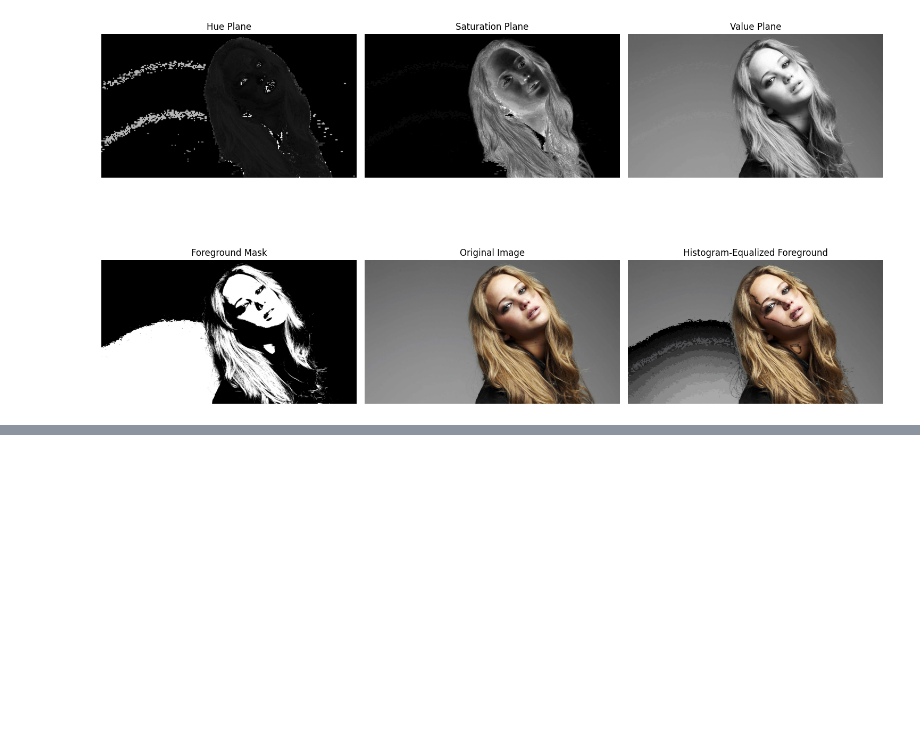
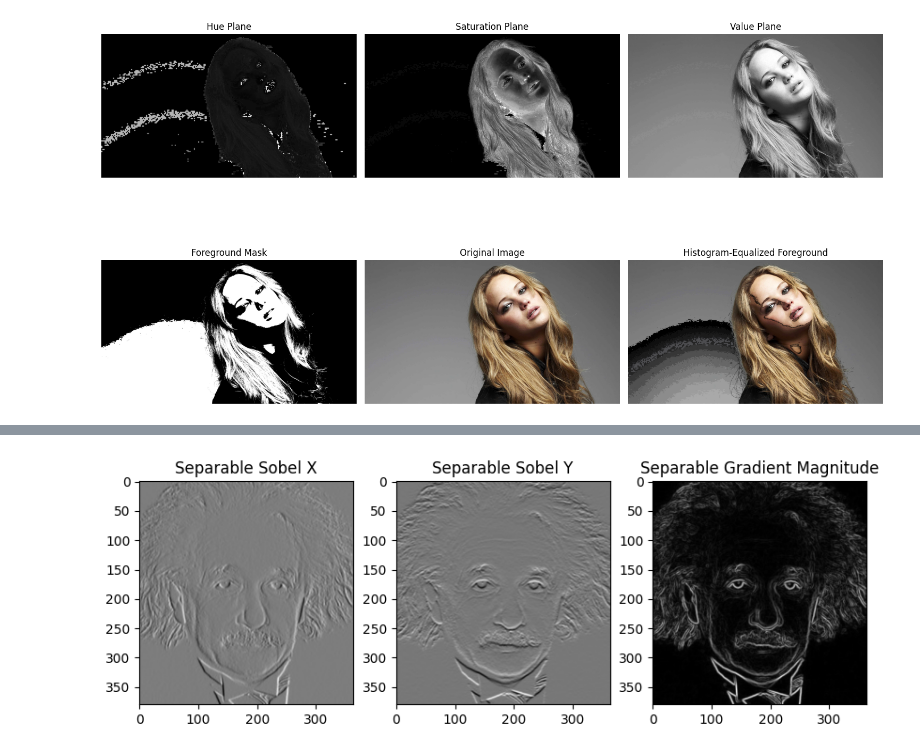
Before and after one commit to subo-rodrigo/computer_vision_assig_249324H, a Jupyter notebook: uom_assi_cv.ipynb, the cells around one changed output, grey strips where cells are left out. Saved outputs shown, nothing was run; the diff lists cells and outputs as text; code cells hidden in the pictures; blank space fills up the shorter version.

```diff
--- a/uom_assi_cv.ipynb
+++ b/uom_assi_cv.ipynb
@@ -271,0 +327,25 @@ plt.show()
+# %%
+#6(C)
+# Separable Sobel filters
+gx1 = np.array([[1, 0, -1]], dtype=np.float32)
+gx2 = np.array([[1], [2], [1]], dtype=np.float32)
+
+
+temp = cv2.filter2D(img, cv2.CV_64F, gx1)
+sobel_x_sep = cv2.filter2D(temp, cv2.CV_64F, gx2)
+
+gy1 = np.array([[1], [0], [-1]], dtype=np.float32)
+gy2 = np.array([[1, 2, 1]], dtype=np.float32)
+
+temp = cv2.filter2D(img, cv2.CV_64F, gy2)
+sobel_y_sep = cv2.filter2D(temp, cv2.CV_64F, gy1)
+
+grad_mag_sep = cv2.magnitude(sobel_x_sep, sobel_y_sep)
+
+plt.figure(figsize=(10,5))
+plt.subplot(1,3,1), plt.imshow(sobel_x_sep, cmap='gray'), plt.title("Separable Sobel X")
+plt.subplot(1,3,2), plt.imshow(sobel_y_sep, cmap='gray'), plt.title("Separable Sobel Y")
+plt.subplot(1,3,3), plt.imshow(grad_mag_sep, cmap='gray'), plt.title("Separable Gradient Magnitude")
+plt.show()
+# %% [output]
+[figure, added]
```
Also changed, not shown: parts of 2 cells of this notebook.
